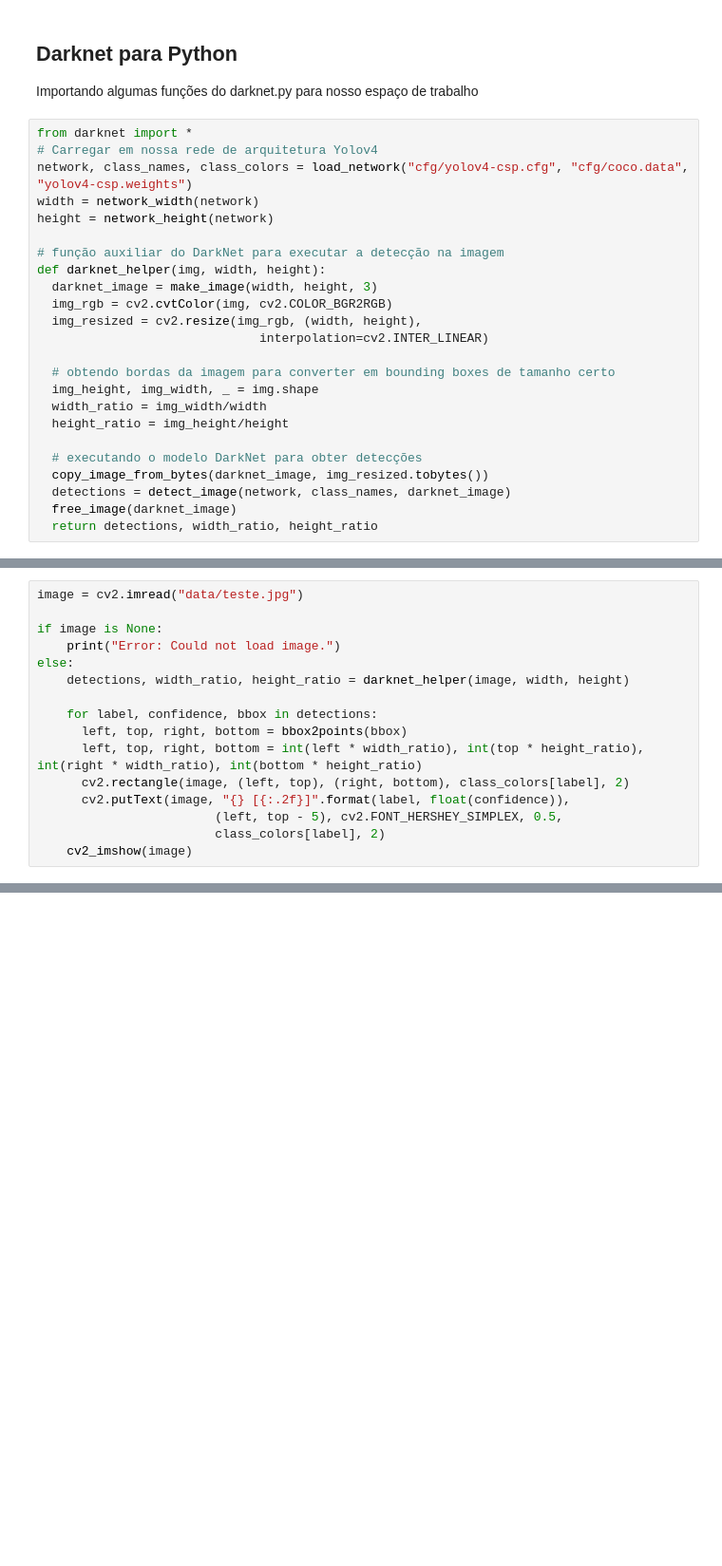
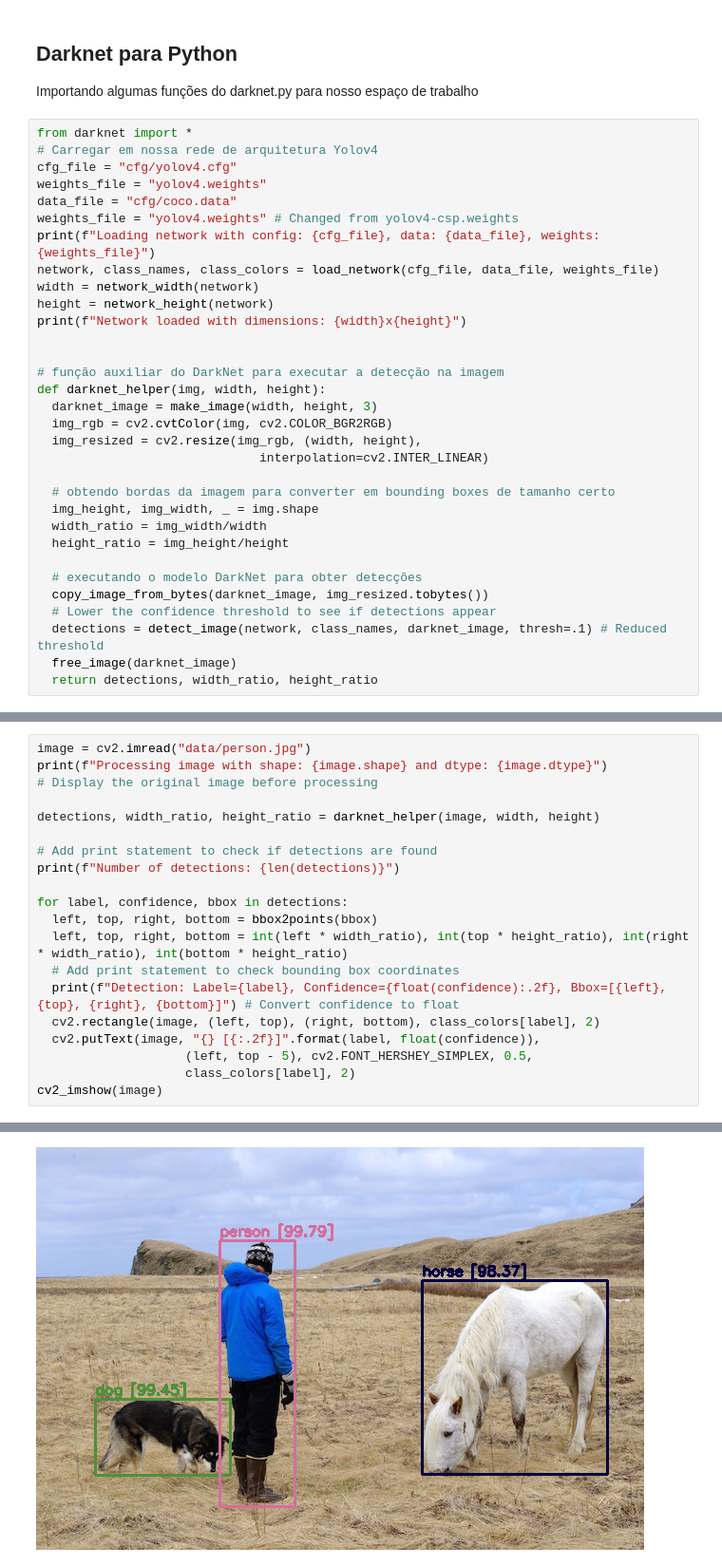
Before and after one commit to Davi-SC/reconhecimento-facial, a Jupyter notebook: reconhecimento_facial.ipynb, the cells around one changed output, grey strips where cells are left out. Shown at 95% size. Drawn from its saved outputs; the diff is of its cells as text; blank space fills up the shorter version.

```diff
--- a/reconhecimento_facial.ipynb
+++ b/reconhecimento_facial.ipynb
@@ -84,9 +84,16 @@ Importando algumas funções do darknet.py para nosso espaço de trabalho
 # %%
 from darknet import *
 # Carregar em nossa rede de arquitetura Yolov4
-network, class_names, class_colors = load_network("cfg/yolov4-csp.cfg", "cfg/coco.data", "yolov4-csp.weights")
+cfg_file = "cfg/yolov4.cfg"
+weights_file = "yolov4.weights"
+data_file = "cfg/coco.data"
+weights_file = "yolov4.weights" # Changed from yolov4-csp.weights
+print(f"Loading network with config: {cfg_file}, data: {data_file}, weights: {weights_file}")
+network, class_names, class_colors = load_network(cfg_file, data_file, weights_file)
 width = network_width(network)
 height = network_height(network)
+print(f"Network loaded with dimensions: {width}x{height}")
+
 
 # função auxiliar do DarkNet para executar a detecção na imagem
 def darknet_helper(img, width, height):
@@ -102,6 +109,7 @@ def darknet_helper(img, width, height):
 
   # executando o modelo DarkNet para obter detecções
   copy_image_from_bytes(darknet_image, img_resized.tobytes())
-  detections = detect_image(network, class_names, darknet_image)
+  # Lower the confidence threshold to see if detections appear
+  detections = detect_image(network, class_names, darknet_image, thresh=.1) # Reduced threshold
   free_image(darknet_image)
   return detections, width_ratio, height_ratio
@@ -112,17 +163,21 @@ Vamos testar o YOLOv4 com uma imagem de test
 # %%
-image = cv2.imread("data/teste.jpg")
+image = cv2.imread("data/person.jpg")
+print(f"Processing image with shape: {image.shape} and dtype: {image.dtype}")
+# Display the original image before processing
 
-if image is None:
-    print("Error: Could not load image.")
-else:
-    detections, width_ratio, height_ratio = darknet_helper(image, width, height)
+detections, width_ratio, height_ratio = darknet_helper(image, width, height)
 
-    for label, confidence, bbox in detections:
-      left, top, right, bottom = bbox2points(bbox)
-      left, top, right, bottom = int(left * width_ratio), int(top * height_ratio), int(right * width_ratio), int(bottom * height_ratio)
-      cv2.rectangle(image, (left, top), (right, bottom), class_colors[label], 2)
-      cv2.putText(image, "{} [{:.2f}]".format(label, float(confidence)),
-                        (left, top - 5), cv2.FONT_HERSHEY_SIMPLEX, 0.5,
-                        class_colors[label], 2)
-    cv2_imshow(image)
+# Add print statement to check if detections are found
+print(f"Number of detections: {len(detections)}")
+
+for label, confidence, bbox in detections:
+  left, top, right, bottom = bbox2points(bbox)
+  left, top, right, bottom = int(left * width_ratio), int(top * height_ratio), int(right * width_ratio), int(bottom * height_ratio)
+  # Add print statement to check bounding box coordinates
+  print(f"Detection: Label={label}, Confidence={float(confidence):.2f}, Bbox=[{left}, {top}, {right}, {bottom}]") # Convert confidence to float
+  cv2.rectangle(image, (left, top), (right, bottom), class_colors[label], 2)
+  cv2.putText(image, "{} [{:.2f}]".format(label, float(confidence)),
+                    (left, top - 5), cv2.FONT_HERSHEY_SIMPLEX, 0.5,
+                    class_colors[label], 2)
+cv2_imshow(image)
 # %% [output]
@@ -129,0 +189 @@ Error: Could not load image.
+[figure, added]
```
Also changed, not shown: parts of 15 cells of this notebook.
